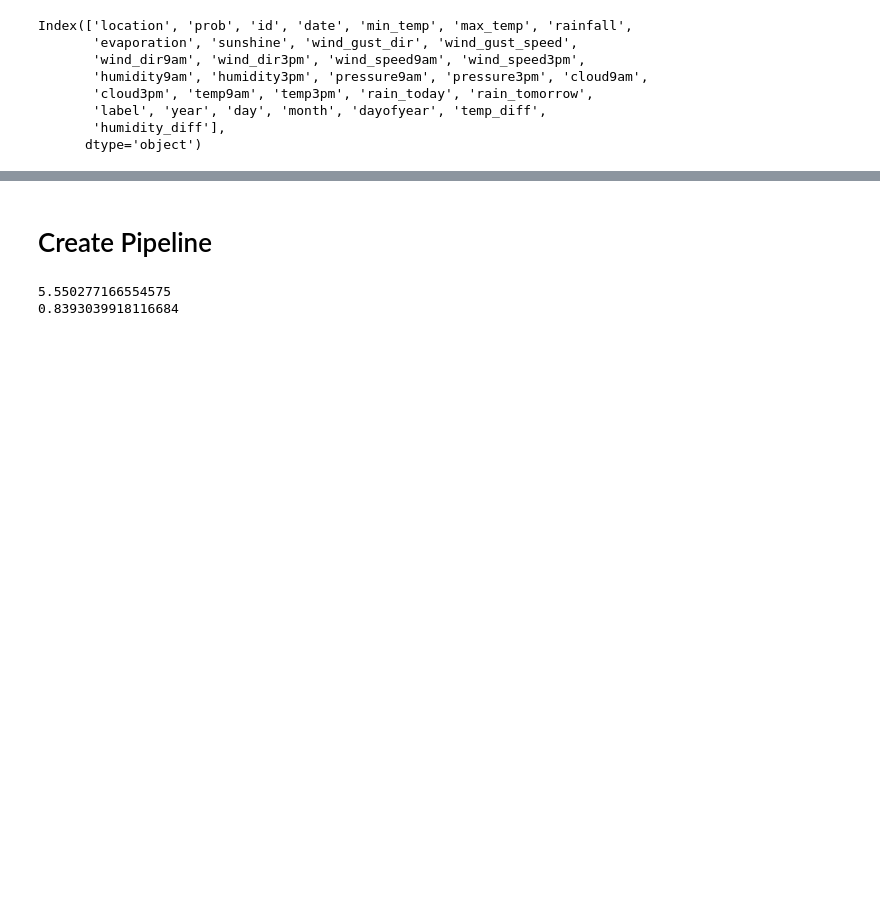
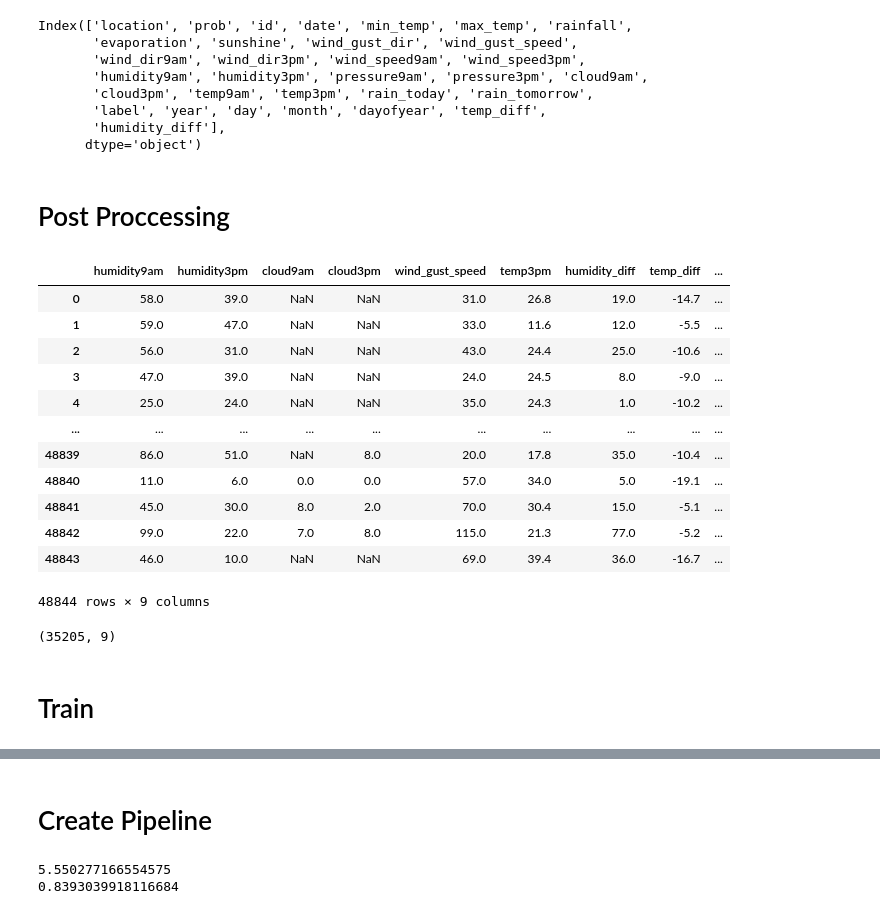
Before and after one commit to ageofneil/kaggle, a Jupyter notebook: sliced_s01e04/model.ipynb, the cells around one changed output, grey strips where cells are left out. Cells and saved outputs as stored; diff of their text form; code cells hidden in the pictures; blank space fills up the shorter version.

```diff
--- a/sliced_s01e04/model.ipynb
+++ b/sliced_s01e04/model.ipynb
@@ -117,30 +147,10 @@ Index(['location', 'prob', 'id', 'date', 'min_temp', 'max_temp', 'rainfall',
        'humidity_diff'],
       dtype='object')
 # %%
-## helper to build feature list
-all_categorical_features = ['location','rain_today','evaporation','sunshine',
-                            'wind_gust_dir','wind_dir9am','wind_dir3pm','month',
-                            'year','day','dayofyear','rain_tomorrow']
-
-all_numeric_features = ['id', 'min_temp', 'max_temp', 'rainfall',
-       'wind_gust_speed','wind_speed9am', 'wind_speed3pm',
-       'humidity9am', 'humidity3pm', 'pressure9am', 'pressure3pm', 'cloud9am',
-       'cloud3pm', 'temp9am', 'temp3pm',
-       'label','prob','temp_diff','humidity_diff']
-
-ts_features = ['date']
-
-to_drop = ['location', 'prob', 'id', 'date', 'min_temp', 'max_temp', 'rainfall',
-       'evaporation', 'sunshine', 'wind_gust_dir',
-       'wind_dir9am', 'wind_dir3pm', 'wind_speed9am', 'wind_speed3pm',
-        'pressure9am', 'pressure3pm',
-        'temp9am','rain_tomorrow',
-       'label', 'year', 'day', 'month', 'dayofyear',
-       ]
-
-to_keep = ['humidity9am', 'humidity3pm', 'cloud9am', 'cloud3pm', 'wind_gust_speed','temp3pm', 'humidity_diff', 'temp_diff','rain_today']
+features = ['humidity9am', 'humidity3pm', 'cloud9am', 'cloud3pm', 'wind_gust_speed','temp3pm', 'humidity_diff', 'temp_diff','rain_today']
-# %%
-features,categorical_features,numeric_features = feature_selection(to_drop,all_categorical_features,all_numeric_features)
+# %%
+categorical_features = ['rain_today','month','wind_gust_dir']
+numeric_features = ['humidity9am', 'humidity3pm', 'cloud9am', 'cloud3pm', 'wind_gust_speed','temp3pm', 'humidity_diff', 'temp_diff','rain_today']
 # %%
 combined[categorical_features] = combined[categorical_features].astype(str)
 combined[numeric_features] = combined[numeric_features].astype(float)
@@ -150,0 +161,25 @@ test = combined[combined['label'] == 'test'].drop(to_drop, axis=1)
+# %% [markdown]
+# Post Proccessing
+# %%
+# Label Encode Categorical Features
+le = LabelEncoder()
+for c in categorical_features:
+    le.fit(combined[c])
+    temp = le.transform(combined[c])
+    combined[c] = temp
+# %%
+combined[features]
+# %% [output]
+|  | humidity9am | humidity3pm | cloud9am | cloud3pm | wind_gust_speed | temp3pm | humidity_diff | temp_diff | ... |
+| 0 | 58.0 | 39.0 | NaN | NaN | 31.0 | 26.8 | 19.0 | -14.7 | ... |
+| 1 | 59.0 | 47.0 | NaN | NaN | 33.0 | 11.6 | 12.0 | -5.5 | ... |
+| 2 | 56.0 | 31.0 | NaN | NaN | 43.0 | 24.4 | 25.0 | -10.6 | ... |
+| 3 | 47.0 | 39.0 | NaN | NaN | 24.0 | 24.5 | 8.0 | -9.0 | ... |
+| 4 | 25.0 | 24.0 | NaN | NaN | 35.0 | 24.3 | 1.0 | -10.2 | ... |
+| ... | ... | ... | ... | ... | ... | ... | ... | ... | ... |
+| 48839 | 86.0 | 51.0 | NaN | 8.0 | 20.0 | 17.8 | 35.0 | -10.4 | ... |
+| 48840 | 11.0 | 6.0 | 0.0 | 0.0 | 57.0 | 34.0 | 5.0 | -19.1 | ... |
+| 48841 | 45.0 | 30.0 | 8.0 | 2.0 | 70.0 | 30.4 | 15.0 | -5.1 | ... |
+| 48842 | 99.0 | 22.0 | 7.0 | 8.0 | 115.0 | 21.3 | 77.0 | -5.2 | ... |
+| 48843 | 46.0 | 10.0 | NaN | NaN | 69.0 | 39.4 | 36.0 | -16.7 | ... |
+48844 rows × 9 columns
@@ -150,0 +192,9 @@ test = combined[combined['label'] == 'test'].drop(to_drop, axis=1)
+# %%
+Q1 = MiceImputed.quantile(0.25)
+Q3 = MiceImputed.quantile(0.75)
+IQR = Q3 - Q1
+
+MiceImputed = MiceImputed[~((MiceImputed < (Q1 - 1.5 * IQR)) |(MiceImputed > (Q3 + 1.5 * IQR))).any(axis=1)]
+MiceImputed.shape
+# %% [output]
+(35205, 9)
@@ -150,0 +203,2 @@ test = combined[combined['label'] == 'test'].drop(to_drop, axis=1)
+# %% [markdown]
+# Train
```
Also changed, not shown: parts of 18 cells of this notebook.
